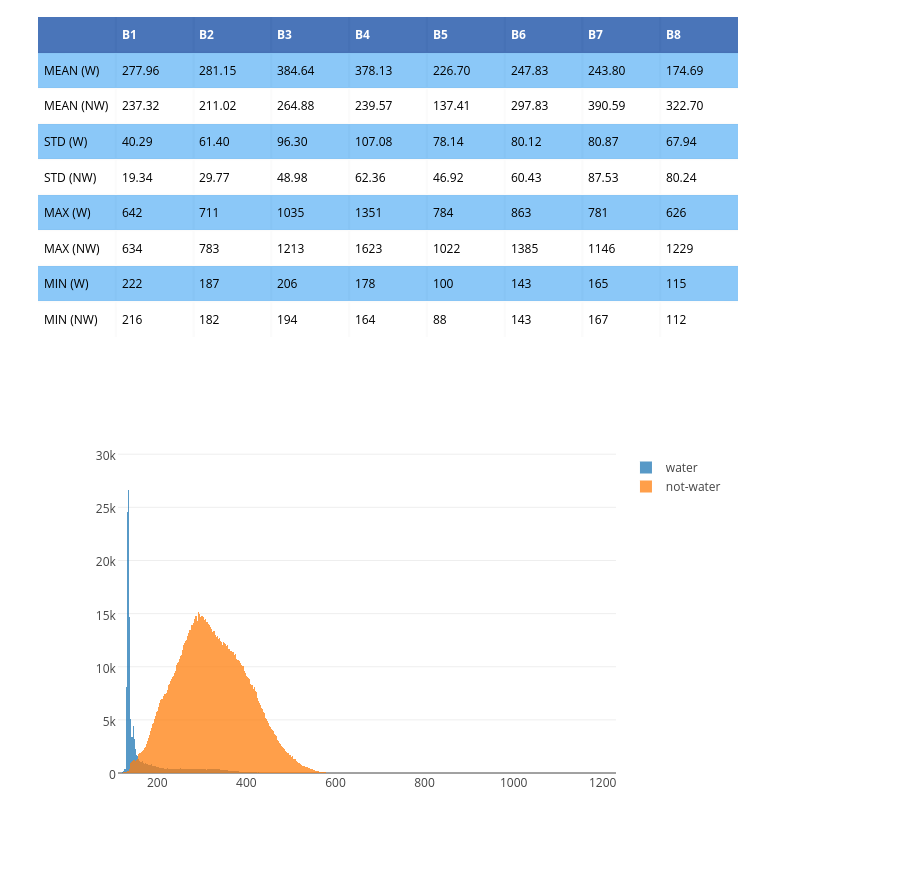
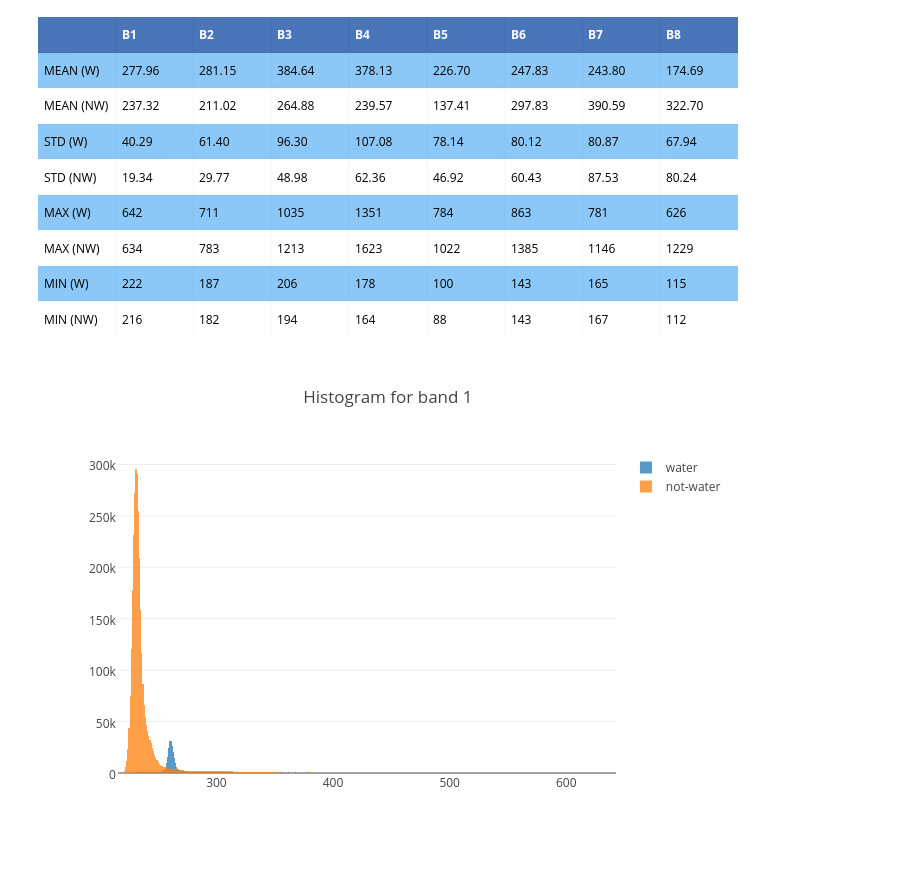
Before and after one commit to junjchen/jarvis, a Jupyter notebook: water_body_extraction/script.ipynb, the cells around one changed output. Cells and saved outputs as stored; diff of their text form; code cells hidden in the pictures.

```diff
--- a/water_body_extraction/script.ipynb
+++ b/water_body_extraction/script.ipynb
@@ -135,16 +135,23 @@ py.image.ishow(table)
 # %% [output]
 [figure]
 # %%
-# plot dn histogram for band 8
+# plot dn histogram for band
 
-data = [
-    go.Histogram(x=tr_water_dn[:,7], opacity=0.75, name='water'),
-    go.Histogram(x=tr_non_water_dn[:,7], opacity=0.75, name='not-water')
-]
-layout = go.Layout(barmode='overlay')
-fig = go.Figure(data=data, layout=layout)
+def plot_histogram_for_band(b,i = False):
+    data = [
+        go.Histogram(x=tr_water_dn[:,b-1], opacity=0.75, name='water'),
+        go.Histogram(x=tr_non_water_dn[:,b-1], opacity=0.75, name='not-water')
+    ]
+    layout = go.Layout(barmode='overlay', title='Histogram for band ' + str(b))
+    fig = go.Figure(data=data, layout=layout)
 
-#py.iplot(fig, filename='')
-py.image.ishow(fig)
+    if i:
+        py.iplot(fig, filename='')
+    else:
+        py.image.ishow(fig)
-# %% [output]
-[figure, removed]
+# %%
+# band 1
+plot_histogram_for_band(1)
+# interactive plot at https://plot.ly/~junjchen/0/histogram-for-band-1/
+# %% [output]
+[figure, added]
```
Also changed, not shown: parts of 14 cells of this notebook.
